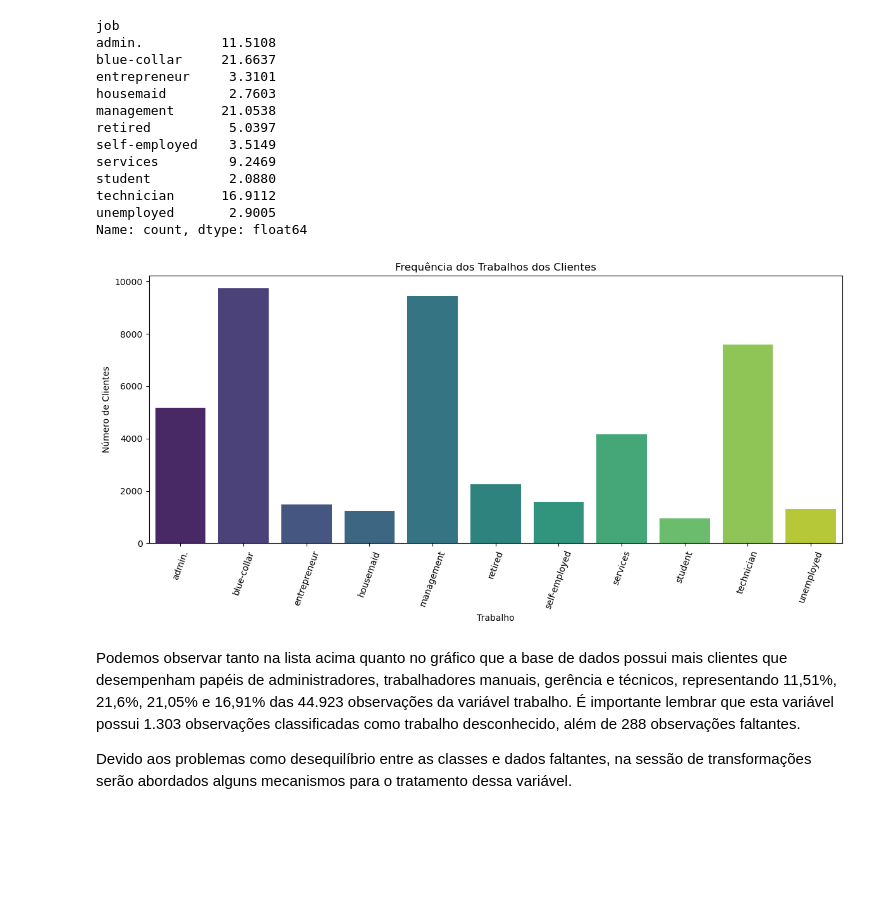
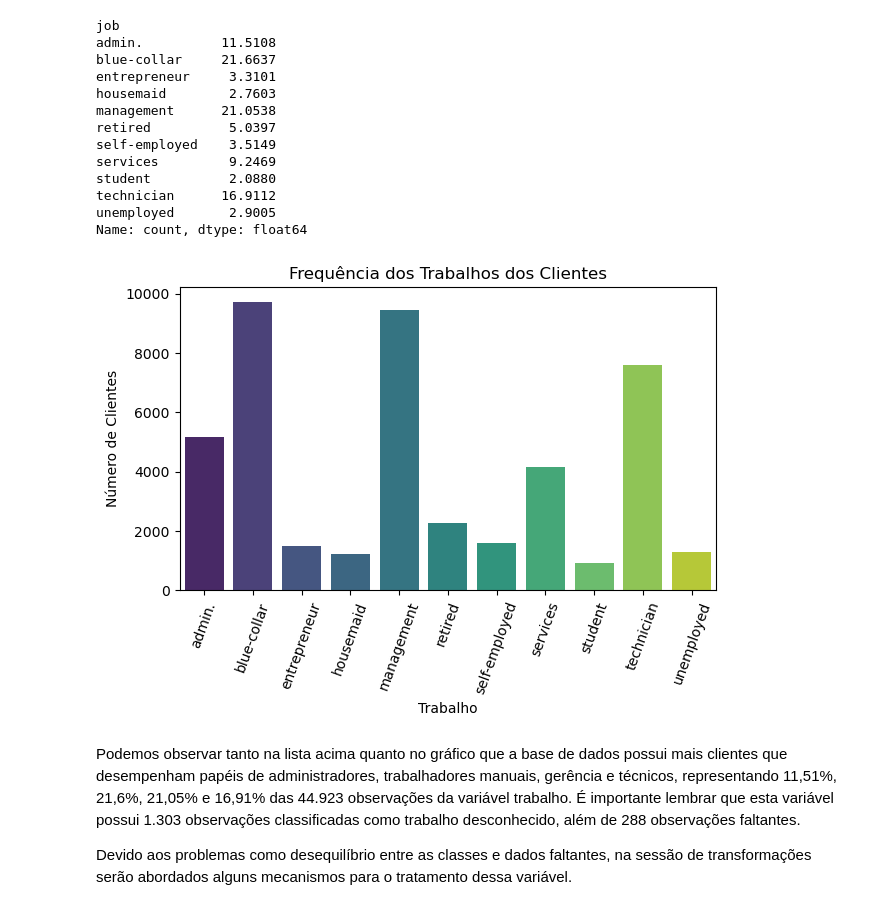
Before and after one commit to gabrieldadcarvalho/machine_learning, a Jupyter notebook: pjt_final/data_understanding.ipynb, the cells around one changed output. Cells and saved outputs as stored; diff of their text form; code cells hidden in the pictures; blank space fills up the shorter version.

```diff
--- a/pjt_final/data_understanding.ipynb
+++ b/pjt_final/data_understanding.ipynb
@@ -241,16 +248,16 @@ technician      16.9112
 unemployed       2.9005
 Name: count, dtype: float64
 # %%
-plt.figure(figsize=(12,6))
+# Criando um gráfico de frequência
 sns.barplot(x=job_counts.index, y=job_counts.values, palette='viridis')
 plt.title('Frequência dos Trabalhos dos Clientes')
 plt.xlabel('Trabalho')
 plt.ylabel('Número de Clientes')
 plt.xticks(rotation=70)
 plt.tight_layout()
 plt.show()
 # %% [output]
-[figure, old version]
+[figure, new version]
 # %% [markdown]
 Podemos observar tanto na lista acima quanto no gráfico que a base de dados possui mais clientes que desempenham papéis de administradores, trabalhadores manuais, gerência e técnicos, representando 11,51%, 21,6%, 21,05% e 16,91% das 44.923 observações da variável trabalho. É importante lembrar que esta variável possui 1.303 observações classificadas como trabalho desconhecido, além de 288 observações faltantes.
 
```
Also changed, not shown: parts of 35 cells of this notebook.
